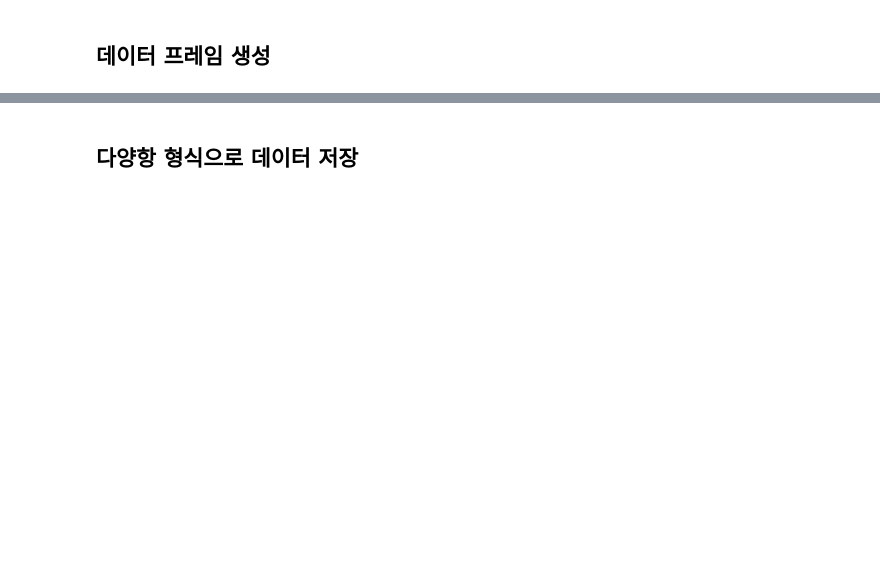
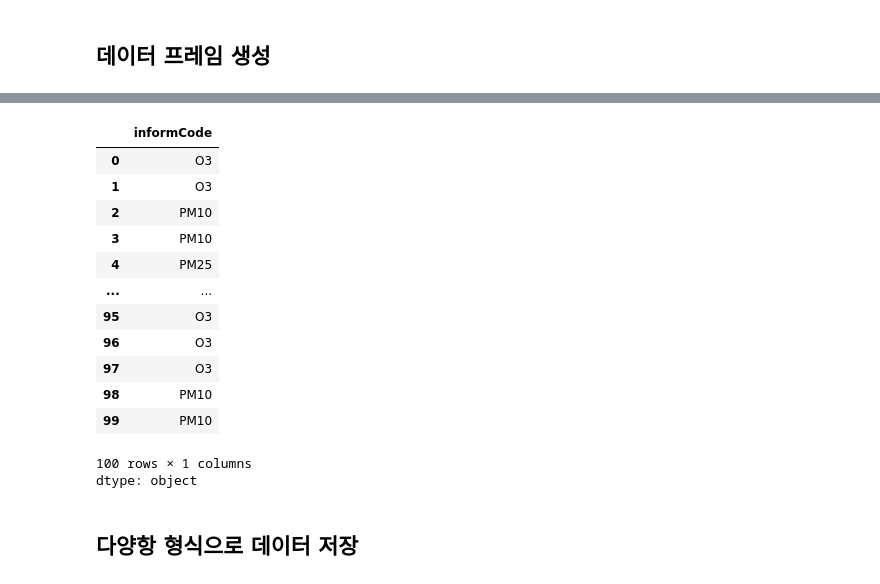
Before and after one commit to JOYCE1216/Data-Analysis-with-Open-Source, a Jupyter notebook: 오픈소스_데이터_분석_5강.ipynb, the cells around one changed output, grey strips where cells are left out. Cells and saved outputs as stored; diff of their text form; code cells hidden in the pictures; blank space fills up the shorter version.

```diff
--- a/오픈소스_데이터_분석_5강.ipynb
+++ b/오픈소스_데이터_분석_5강.ipynb
@@ -146,3 +204,20 @@ import pandas as pd
+# %%
+df['informCode']
+# %% [output]
+|  | informCode |
+| 0 | O3 |
+| 1 | O3 |
+| 2 | PM10 |
+| 3 | PM10 |
+| 4 | PM25 |
+| ... | ... |
+| 95 | O3 |
+| 96 | O3 |
+| 97 | O3 |
+| 98 | PM10 |
+| 99 | PM10 |
+100 rows × 1 columns
+dtype: object
 # %% [markdown]
 ## 다양항 형식으로 데이터 저장
 # %%
```
Also changed, not shown: parts of 6 cells of this notebook.
